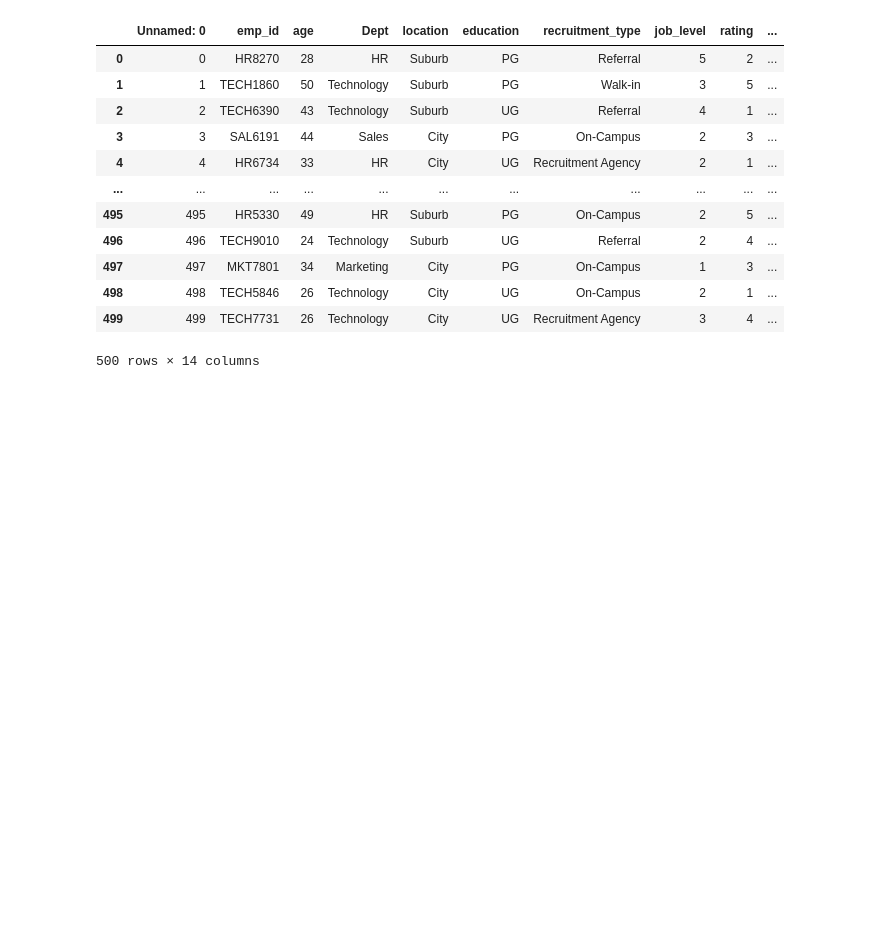
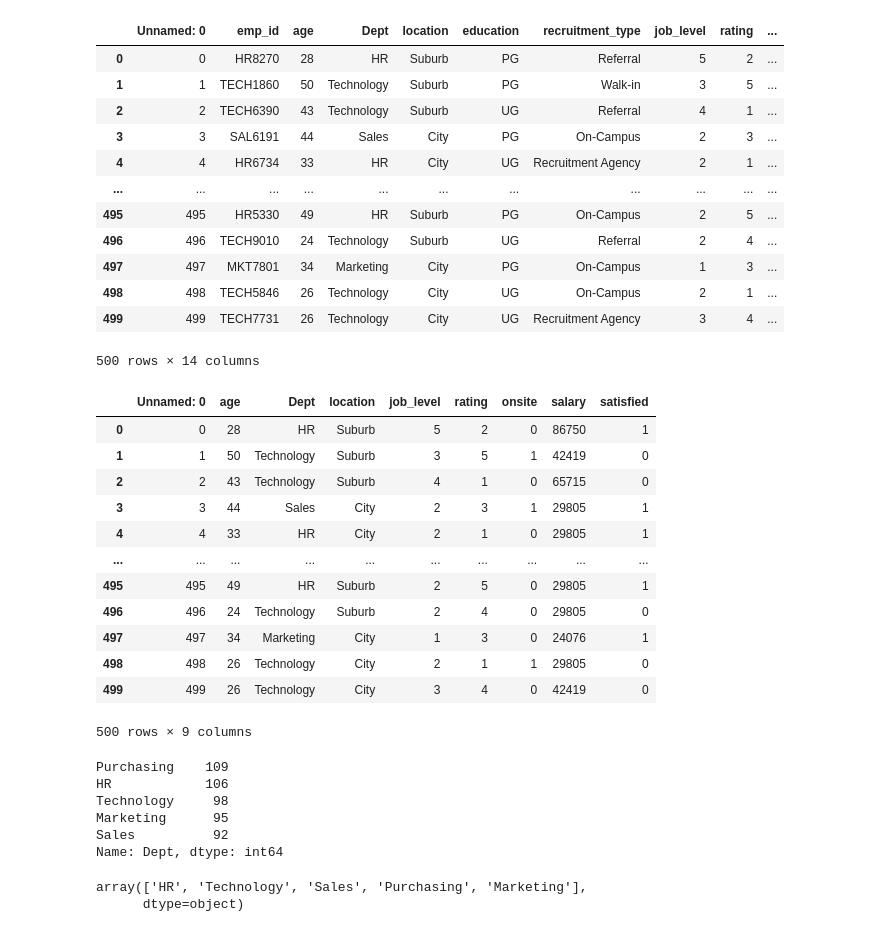
Before and after one commit to MAG3sty/Pretty-Nerdy-, a Jupyter notebook: Notebooks/Employee-Satisfaction-in-Python-MC.ipynb, the cells around one changed output. Drawn from its saved outputs; the diff is of its cells as text; code cells hidden in the pictures; blank space fills up the shorter version.

```diff
--- a/Notebooks/Employee-Satisfaction-in-Python-MC.ipynb
+++ b/Notebooks/Employee-Satisfaction-in-Python-MC.ipynb
@@ -22,0 +39,18 @@ EmployeeSatisfaction
+# %%
+EmployeeSatisfaction.drop(["emp_id", "education", "recruitment_type", "awards", "certifications"], axis=1, inplace=True)
+# %%
+EmployeeSatisfaction
+# %% [output]
+|  | Unnamed: 0 | age | Dept | location | job_level | rating | onsite | salary | satisfied |
+| 0 | 0 | 28 | HR | Suburb | 5 | 2 | 0 | 86750 | 1 |
+| 1 | 1 | 50 | Technology | Suburb | 3 | 5 | 1 | 42419 | 0 |
+| 2 | 2 | 43 | Technology | Suburb | 4 | 1 | 0 | 65715 | 0 |
+| 3 | 3 | 44 | Sales | City | 2 | 3 | 1 | 29805 | 1 |
+| 4 | 4 | 33 | HR | City | 2 | 1 | 0 | 29805 | 1 |
+| ... | ... | ... | ... | ... | ... | ... | ... | ... | ... |
+| 495 | 495 | 49 | HR | Suburb | 2 | 5 | 0 | 29805 | 1 |
+| 496 | 496 | 24 | Technology | Suburb | 2 | 4 | 0 | 29805 | 0 |
+| 497 | 497 | 34 | Marketing | City | 1 | 3 | 0 | 24076 | 1 |
+| 498 | 498 | 26 | Technology | City | 2 | 1 | 1 | 29805 | 0 |
+| 499 | 499 | 26 | Technology | City | 3 | 4 | 0 | 42419 | 0 |
+500 rows × 9 columns
@@ -22,0 +59,14 @@ EmployeeSatisfaction
+# %%
+EmployeeSatisfaction['Dept'].value_counts()
+# %% [output]
+Purchasing    109
+HR            106
+Technology     98
+Marketing      95
+Sales          92
+Name: Dept, dtype: int64
+# %%
+EmployeeSatisfaction['Dept'].unique()
+# %% [output]
+array(['HR', 'Technology', 'Sales', 'Purchasing', 'Marketing'],
+      dtype=object)
```
Also changed, not shown: parts of 19 cells of this notebook.
